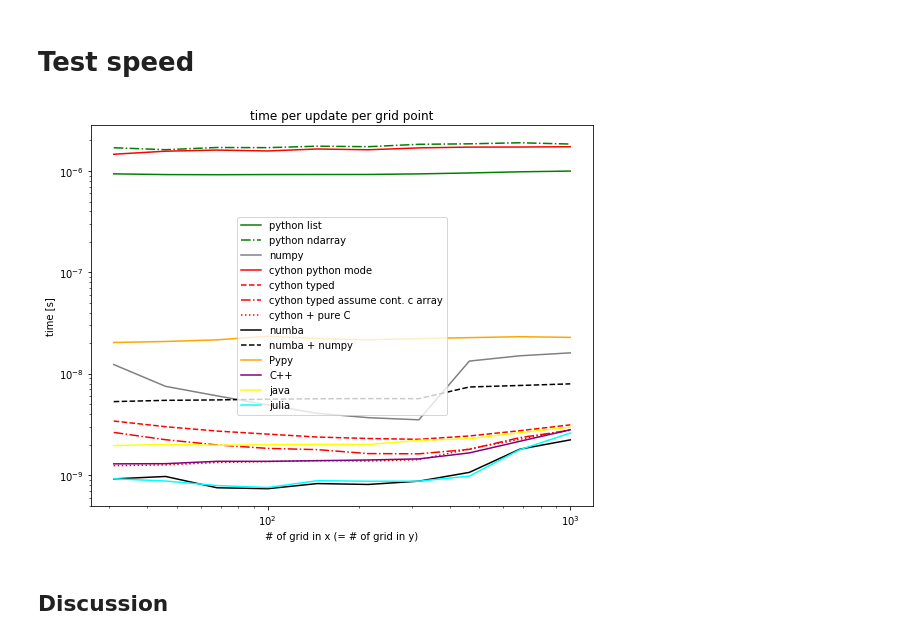
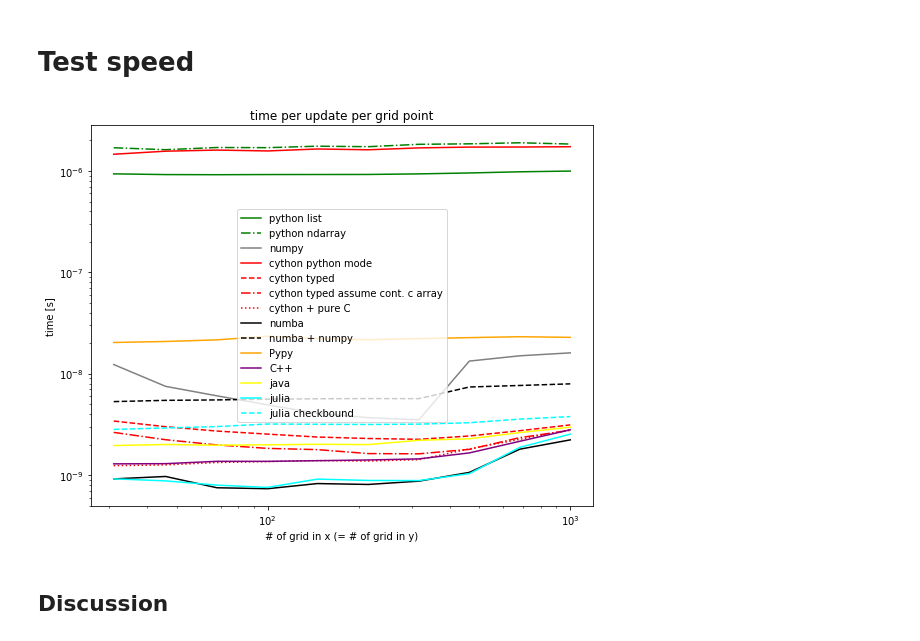
Before and after one commit to lhprojects/blog, a Jupyter notebook: JupyterNotebooks/ComparePythonAccLib.ipynb, the cells around one changed output. Drawn from its saved outputs; the diff is of its cells as text; code cells hidden in the pictures.

```diff
--- a/JupyterNotebooks/ComparePythonAccLib.ipynb
+++ b/JupyterNotebooks/ComparePythonAccLib.ipynb
@@ -829,7 +852,8 @@ Overwriting diffusion.jl
 # %%
 julia_result=!julia -O3 diffusion.jl
 # %%
-t_julia = grap_result(julia_result)
+t_julia = grap_result(julia_result[:20])
+t_julia_checkbound = grap_result(julia_result[20:])
 # %% [output]
 Average time (1954 loops) of     0.00 s for 1000 updates on grid of 31x31 (checknumber:1064.582000)
 Average time ( 906 loops) of     0.00 s for 1000 updates on grid of 46x46 (checknumber:12214.673322)
@@ -966,34 +1000,35 @@ def plot_figure():
          linestyle='-.')
 
     plot(t_numpy, label="numpy", color="gray")
 
     plot(t_cython_python, label="cython python mode", color="red")
 
     plot(t_cython_typed, label="cython typed", color="red", linestyle='--')
     plot(t_cython_optimized,
          label="cython typed assume cont. c array",
          color="red",
          linestyle='-.')
     plot(t_cython_c, label="cython + pure C", color="red", linestyle=':')
 
     plot(t_numba, label="numba", color="black")
     plot(t_numba_numpy, label="numba + numpy", color="black", linestyle="--")
 
     plot(t_pypy, label="Pypy", color="orange")
 
     plot(t_cpp, label="C++", color="purple")
 
     plot(t_java, label="java", color="yellow")
 
     plot(t_julia, label="julia", color="Cyan")
+    plot(t_julia_checkbound, label="julia checkbound", color="Cyan", linestyle="--")
 
     plt.legend()
     plt.show()
 
 
 plot_figure()
 # %% [output]
-[figure, old version]
+[figure, new version]
 # %% [markdown]
 ## Discussion
 # %% [markdown]
```
Also changed, not shown: parts of 4 cells of this notebook.
